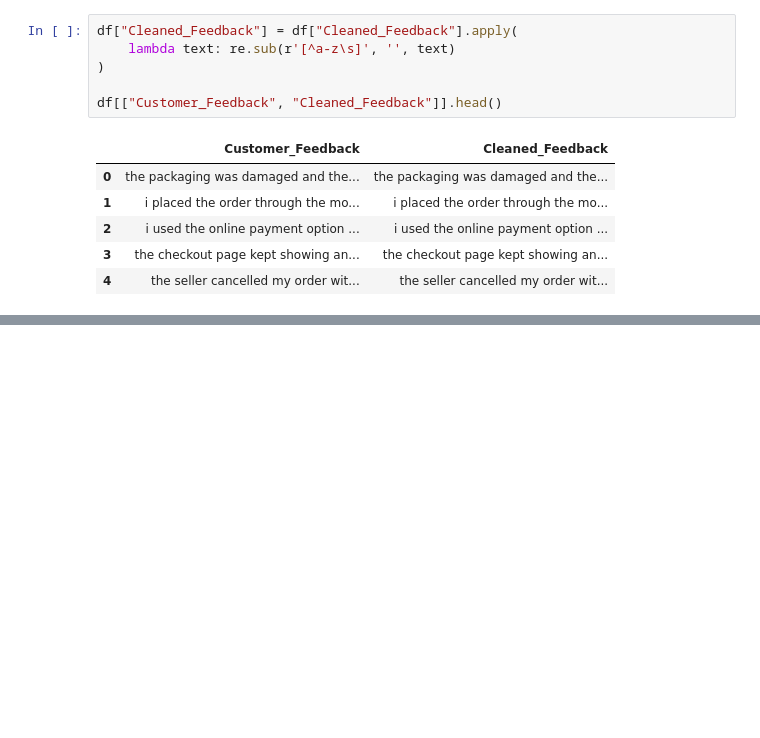
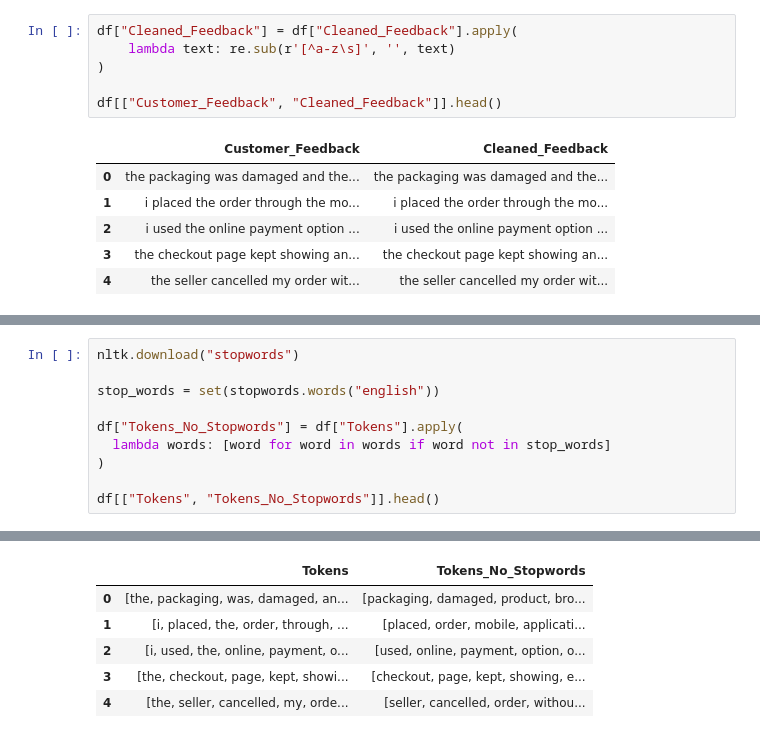
Before and after one commit to AbhishekShah272002/Deep-Learning-and-NLP, a Jupyter notebook: NLP_Based_Sentiment_Analysis_of_E_Commerce_Customer_Feedback.ipynb, the cells around one changed output, grey strips where cells are left out. Drawn from its saved outputs; the diff is of its cells as text; blank space fills up the shorter version.

```diff
--- a/NLP_Based_Sentiment_Analysis_of_E_Commerce_Customer_Feedback.ipynb
+++ b/NLP_Based_Sentiment_Analysis_of_E_Commerce_Customer_Feedback.ipynb
@@ -72,0 +91,11 @@ df[["Customer_Feedback", "Cleaned_Feedback"]].head()
+# %%
+nltk.download("stopwords")
+
+stop_words = set(stopwords.words("english"))
+
+df["Tokens_No_Stopwords"] = df["Tokens"].apply(
+  lambda words: [word for word in words if word not in stop_words]
+)
+
+df[["Tokens", "Tokens_No_Stopwords"]].head()
+# %% [output]
@@ -72,0 +104,6 @@ df[["Customer_Feedback", "Cleaned_Feedback"]].head()
+|  | Tokens | Tokens_No_Stopwords |
+| 0 | [the, packaging, was, damaged, an... | [packaging, damaged, product, bro... |
+| 1 | [i, placed, the, order, through, ... | [placed, order, mobile, applicati... |
+| 2 | [i, used, the, online, payment, o... | [used, online, payment, option, o... |
+| 3 | [the, checkout, page, kept, showi... | [checkout, page, kept, showing, e... |
+| 4 | [the, seller, cancelled, my, orde... | [seller, cancelled, order, withou... |
```
Also changed, not shown: parts of 2 cells of this notebook.
